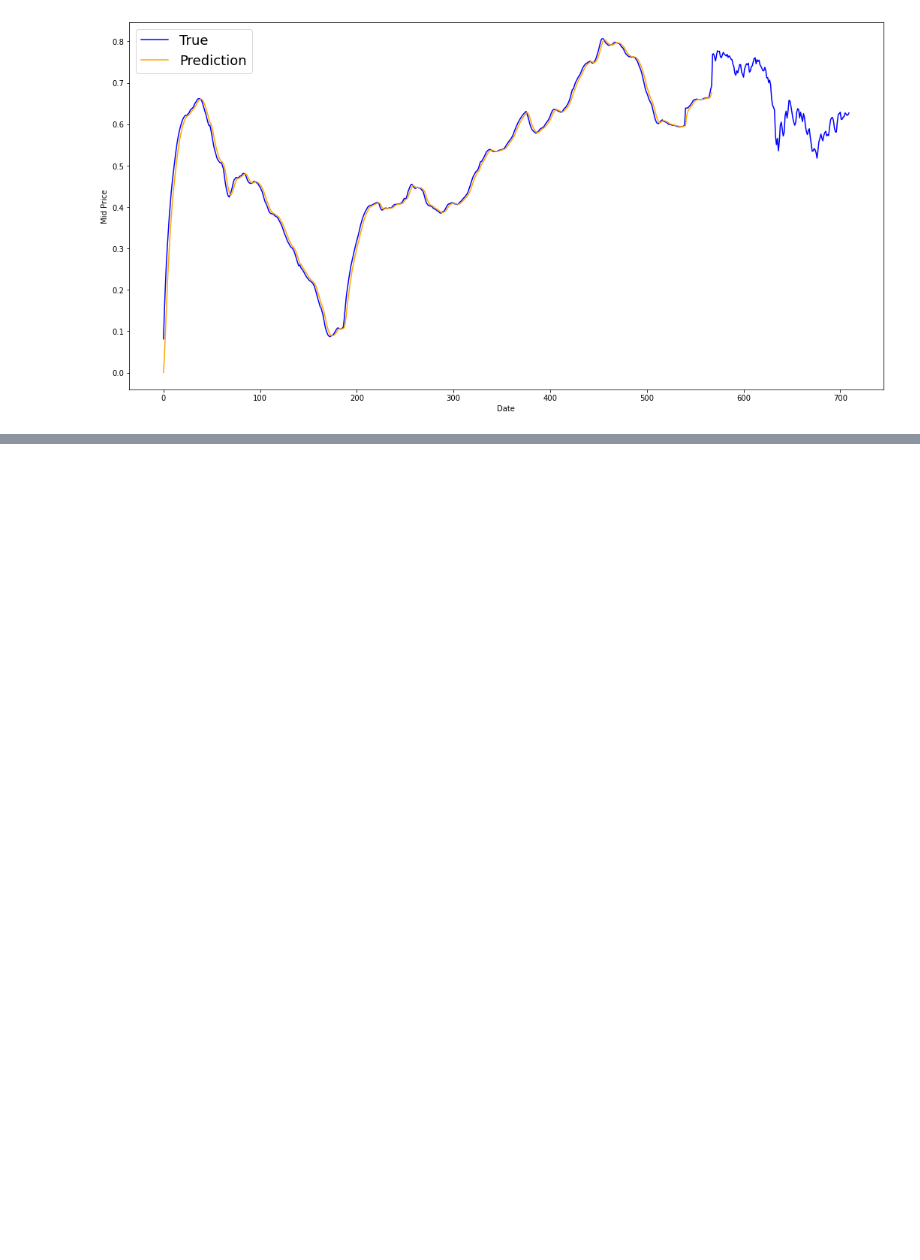
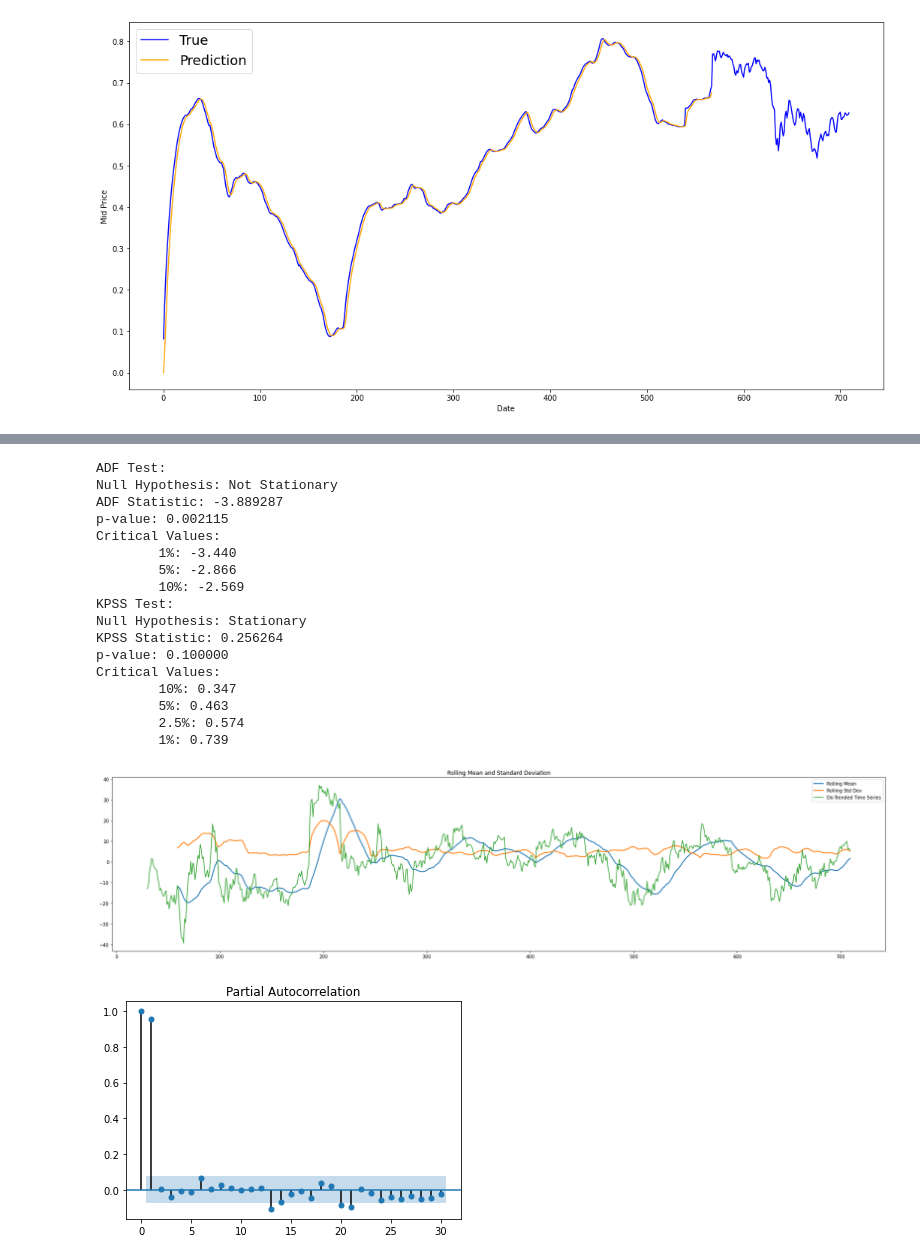
Before and after one commit to dataubc/stock_price_prediction, a Jupyter notebook: moving_avg.ipynb, the cells around one changed output, grey strips where cells are left out. Cells and saved outputs as stored; diff of their text form; code cells hidden in the pictures; blank space fills up the shorter version.

```diff
--- a/moving_avg.ipynb
+++ b/moving_avg.ipynb
@@ -180,0 +251,63 @@ plt.show()
+# %%
+#Testing for stationarity of de-trended time series using ADF and KPSS Tests.
+
+# De-trending the time series
+data_tsla['Close_Detrend'] = (data_tsla['Close'] - data_tsla['Close'].shift(30))
+
+def stationarity_test(stock_close_price):
+    # Calculating rolling mean and rolling standard deviation:
+    rolling_mean = stock_close_price.rolling(30).mean()
+    rolling_std_dev = stock_close_price.rolling(30).std()
+
+    # Plotting the statistics:
+    plt.figure(figsize=(24,6))
+    plt.plot(rolling_mean, label='Rolling Mean',linewidth=2.0)
+    plt.plot(rolling_std_dev, label = 'Rolling Std Dev',linewidth=2.0)
+    plt.plot(stock_close_price,label='De-Trended Time Series')
+    plt.legend(loc='best')
+    plt.title('Rolling Mean and Standard Deviation')
+    plt.tight_layout()
+
+    print("ADF Test:")
+    adf_test = adfuller(stock_close_price,autolag='AIC')
+    print('Null Hypothesis: Not Stationary')
+    print('ADF Statistic: %f' % adf_test[0])
+    print('p-value: %f' % adf_test[1])
+    print('Critical Values:')
+    for key, value in adf_test[4].items():
+        print('\t%s: %.3f' % (key, value))
+
+    print("KPSS Test:")
+    kpss_test = kpss(stock_close_price, regression='c', nlags=None, store=False)
+    print('Null Hypothesis: Stationary')
+    print('KPSS Statistic: %f' % kpss_test[0])
+    print('p-value: %f' % kpss_test[1])
+    print('Critical Values:')
+    for key, value in kpss_test[3].items():
+        print('\t%s: %.3f' % (key, value))
+
+stationarity_test(data_tsla['Close_Detrend'].dropna())
+
+# PACF Plot
+from statsmodels.graphics.tsaplots import plot_pacf
+pacf = plot_pacf(data_tsla['Close_Detrend'].dropna(), lags=30)
+# %% [output]
+ADF Test:
+Null Hypothesis: Not Stationary
+ADF Statistic: -3.889287
+p-value: 0.002115
+Critical Values:
+        1%: -3.440
+        5%: -2.866
+        10%: -2.569
+KPSS Test:
+Null Hypothesis: Stationary
+KPSS Statistic: 0.256264
+p-value: 0.100000
+Critical Values:
+        10%: 0.347
+        5%: 0.463
+        2.5%: 0.574
+        1%: 0.739
+[figure, added]
+[figure, added]
```
Also changed, not shown: parts of 6 cells of this notebook.
